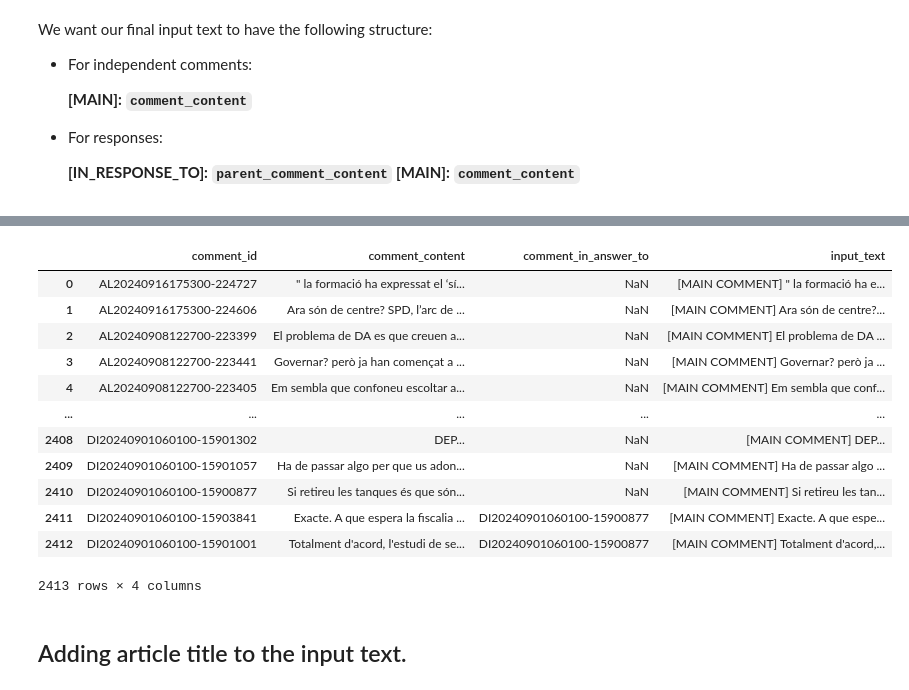
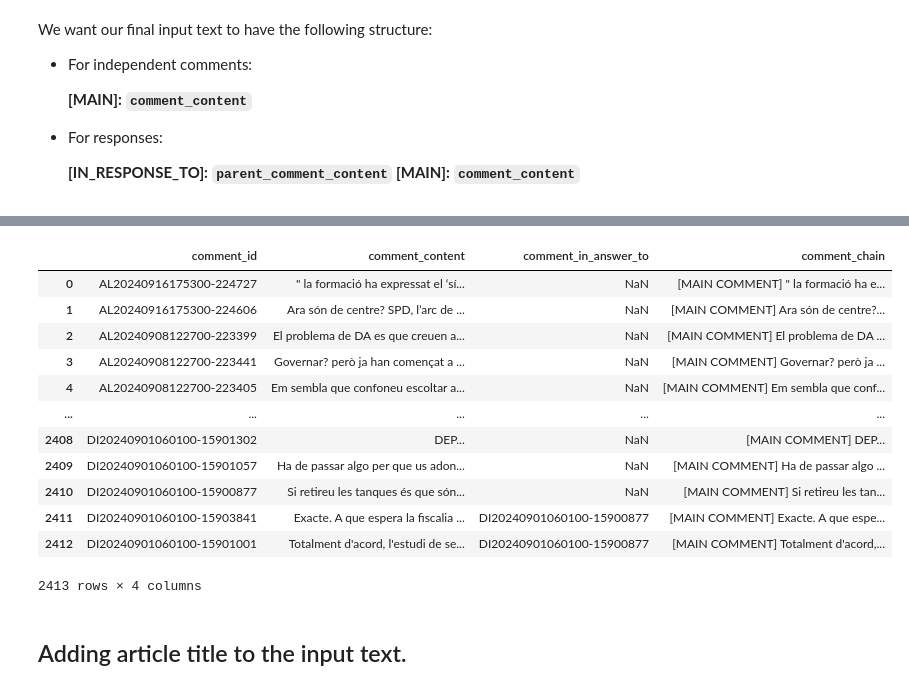
Before and after one commit to emmajslz/andorra-sentiment-analyst, a Jupyter notebook: fine-tuning-model/2-data-preprocessing.ipynb, the cells around one changed output, grey strips where cells are left out. Saved outputs shown, nothing was run; the diff lists cells and outputs as text; code cells hidden in the pictures.

Commit message:
comments_subset v2

```diff
--- a/fine-tuning-model/2-data-preprocessing.ipynb
+++ b/fine-tuning-model/2-data-preprocessing.ipynb
@@ -450,11 +450,11 @@ def compute_text_chain(chain, parent_id):
         parent_comment = parent_row.iloc[0]['comment_content']
         return compute_text_chain(chain + [parent_comment], parent_id)
 # %%
-comments['input_text'] = comments.apply(lambda row: compute_text_chain([row['comment_content']], row['comment_in_answer_to']), axis=1)
+comments['comment_chain'] = comments.apply(lambda row: compute_text_chain([row['comment_content']], row['comment_in_answer_to']), axis=1)
 # %%
-comments[['comment_id', 'comment_content', 'comment_in_answer_to', 'input_text']]
+comments[['comment_id', 'comment_content', 'comment_in_answer_to', 'comment_chain']]
 # %% [output]
-|  | comment_id | comment_content | comment_in_answer_to | input_text |
+|  | comment_id | comment_content | comment_in_answer_to | comment_chain |
 | 0 | AL20240916175300-224727 | " la formació ha expressat el ‘sí... | NaN | [MAIN COMMENT] " la formació ha e... |
 | 1 | AL20240916175300-224606 | Ara són de centre? SPD, l’arc de ... | NaN | [MAIN COMMENT] Ara són de centre?... |
 | 2 | AL20240908122700-223399 | El problema de DA es que creuen a... | NaN | [MAIN COMMENT] El problema de DA ... |
```
Also changed, not shown: parts of 6 cells of this notebook, 3 other files.
